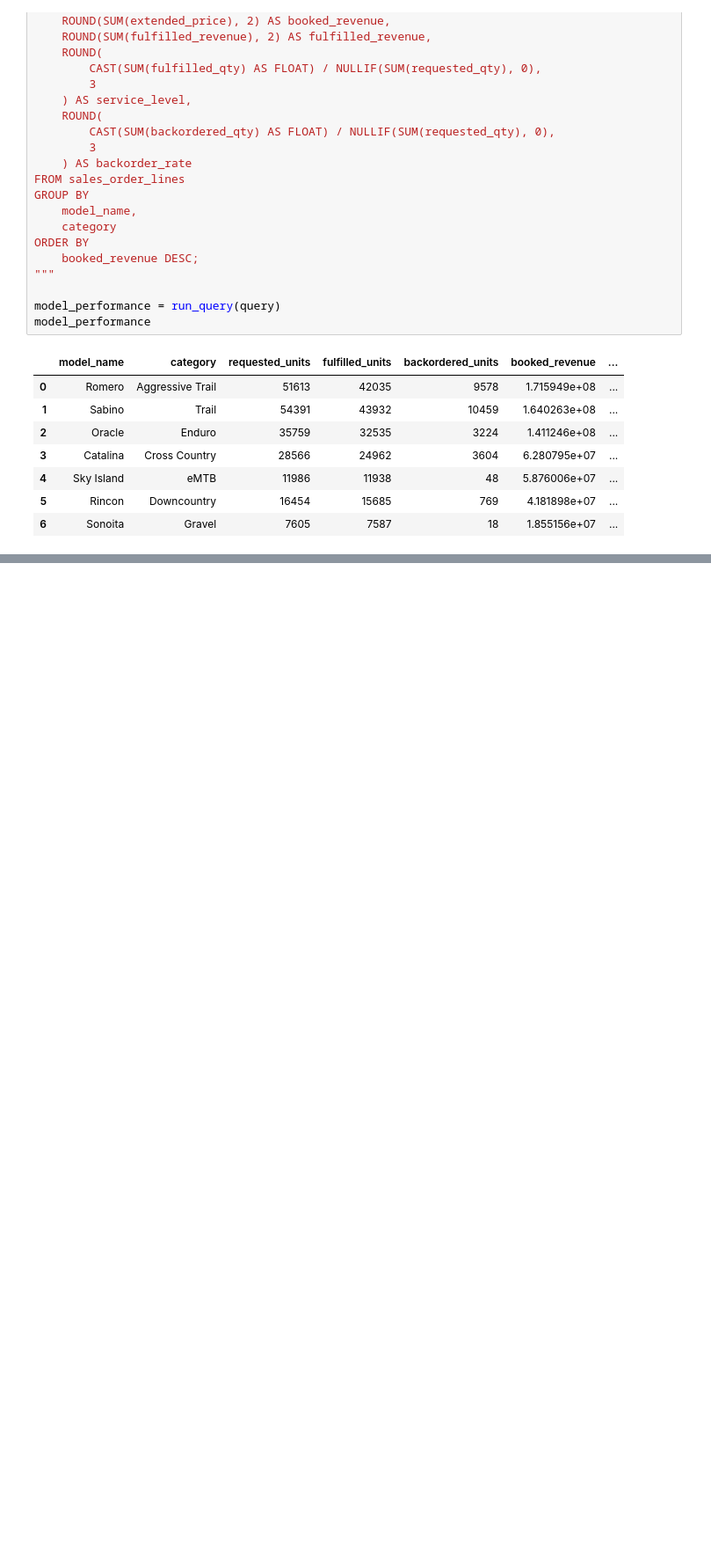
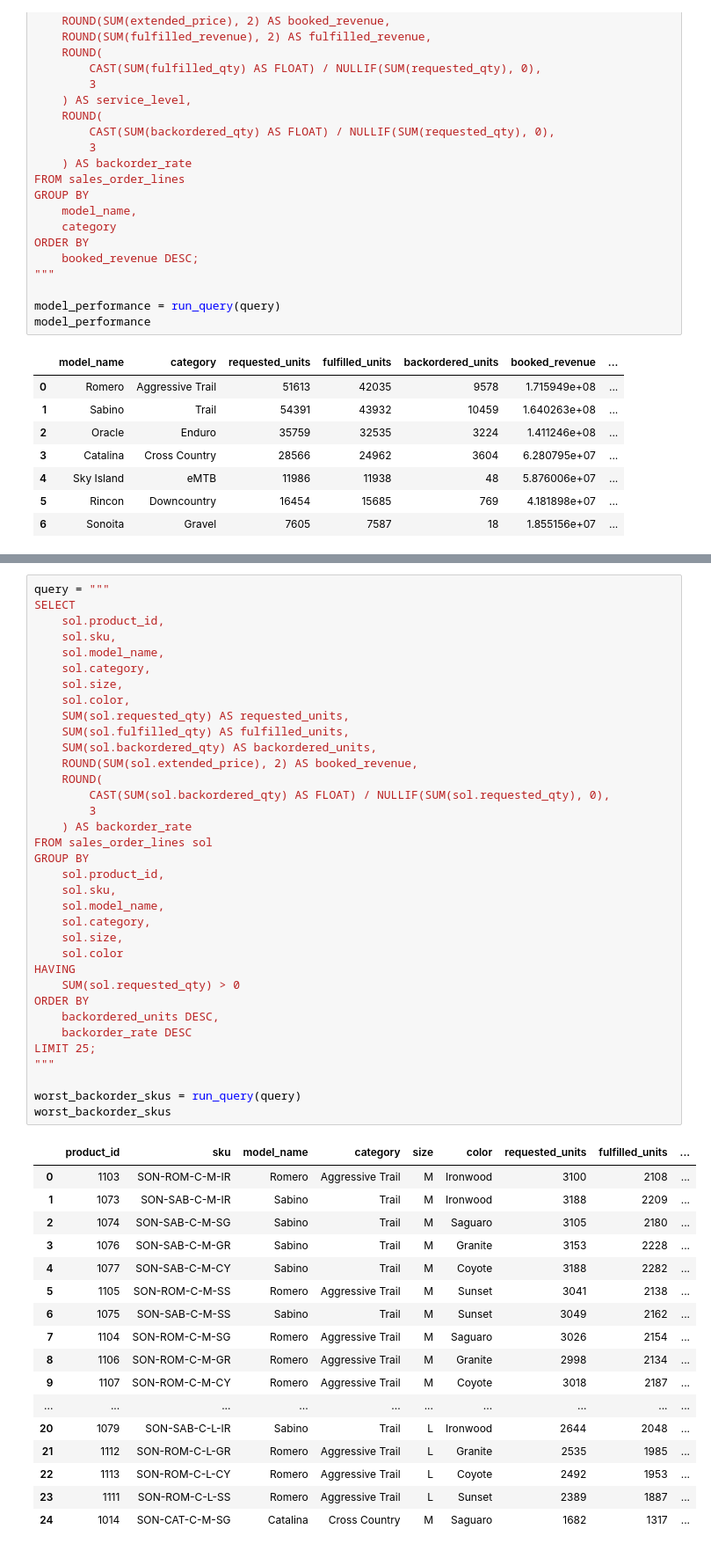
Before and after one commit to samuellettes/sonoran-cycles-supply-chain-analytics, a Jupyter notebook: notebooks/05_SQL_Analysis.ipynb, the cells around one changed output, grey strips where cells are left out. Shown at 88% size. Cells and saved outputs as stored; diff of their text form; blank space fills up the shorter version.

```diff
--- a/notebooks/05_SQL_Analysis.ipynb
+++ b/notebooks/05_SQL_Analysis.ipynb
@@ -88,0 +155,53 @@ model_performance
+# %%
+query = """
+SELECT
+    sol.product_id,
+    sol.sku,
+    sol.model_name,
+    sol.category,
+    sol.size,
+    sol.color,
+    SUM(sol.requested_qty) AS requested_units,
+    SUM(sol.fulfilled_qty) AS fulfilled_units,
+    SUM(sol.backordered_qty) AS backordered_units,
+    ROUND(SUM(sol.extended_price), 2) AS booked_revenue,
+    ROUND(
+        CAST(SUM(sol.backordered_qty) AS FLOAT) / NULLIF(SUM(sol.requested_qty), 0),
+        3
+    ) AS backorder_rate
+FROM sales_order_lines sol
+GROUP BY
+    sol.product_id,
+    sol.sku,
+    sol.model_name,
+    sol.category,
+    sol.size,
+    sol.color
+HAVING
+    SUM(sol.requested_qty) > 0
+ORDER BY
+    backordered_units DESC,
+    backorder_rate DESC
+LIMIT 25;
+"""
+
+worst_backorder_skus = run_query(query)
+worst_backorder_skus
+# %% [output]
+|  | product_id | sku | model_name | category | size | color | requested_units | fulfilled_units | ... |
+| 0 | 1103 | SON-ROM-C-M-IR | Romero | Aggressive Trail | M | Ironwood | 3100 | 2108 | ... |
+| 1 | 1073 | SON-SAB-C-M-IR | Sabino | Trail | M | Ironwood | 3188 | 2209 | ... |
+| 2 | 1074 | SON-SAB-C-M-SG | Sabino | Trail | M | Saguaro | 3105 | 2180 | ... |
+| 3 | 1076 | SON-SAB-C-M-GR | Sabino | Trail | M | Granite | 3153 | 2228 | ... |
+| 4 | 1077 | SON-SAB-C-M-CY | Sabino | Trail | M | Coyote | 3188 | 2282 | ... |
+| 5 | 1105 | SON-ROM-C-M-SS | Romero | Aggressive Trail | M | Sunset | 3041 | 2138 | ... |
+| 6 | 1075 | SON-SAB-C-M-SS | Sabino | Trail | M | Sunset | 3049 | 2162 | ... |
+| 7 | 1104 | SON-ROM-C-M-SG | Romero | Aggressive Trail | M | Saguaro | 3026 | 2154 | ... |
+| 8 | 1106 | SON-ROM-C-M-GR | Romero | Aggressive Trail | M | Granite | 2998 | 2134 | ... |
+| 9 | 1107 | SON-ROM-C-M-CY | Romero | Aggressive Trail | M | Coyote | 3018 | 2187 | ... |
+| ... | ... | ... | ... | ... | ... | ... | ... | ... | ... |
+| 20 | 1079 | SON-SAB-C-L-IR | Sabino | Trail | L | Ironwood | 2644 | 2048 | ... |
+| 21 | 1112 | SON-ROM-C-L-GR | Romero | Aggressive Trail | L | Granite | 2535 | 1985 | ... |
+| 22 | 1113 | SON-ROM-C-L-CY | Romero | Aggressive Trail | L | Coyote | 2492 | 1953 | ... |
+| 23 | 1111 | SON-ROM-C-L-SS | Romero | Aggressive Trail | L | Sunset | 2389 | 1887 | ... |
+| 24 | 1014 | SON-CAT-C-M-SG | Catalina | Cross Country | M | Saguaro | 1682 | 1317 | ... |
```
Also changed, not shown: parts of 5 cells of this notebook, 16 other files.
